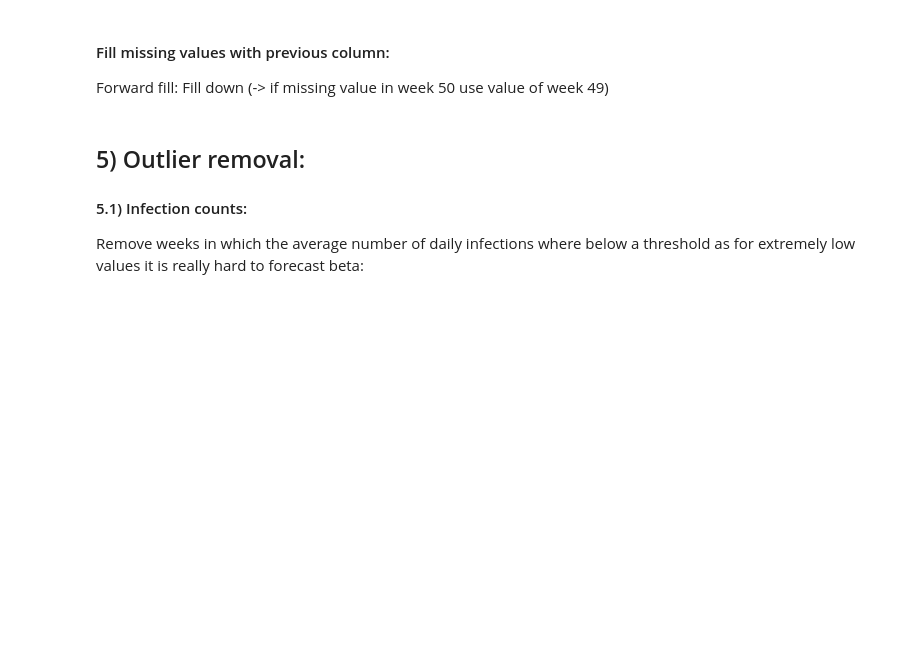
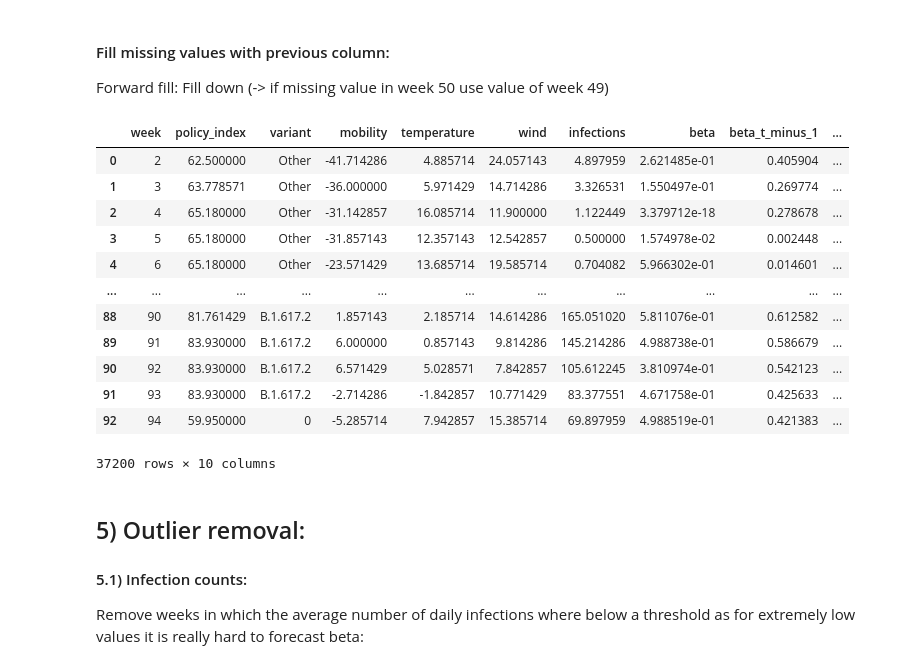
Before and after one commit to lukasheide/Covid-Forecasting-Tool, a Jupyter notebook: Backend/Modeling/Differential_Equation_Modeling/Machine_Learning_Layer_Lukas/beta_estimation.ipynb, the cells around one changed output. Drawn from its saved outputs; the diff is of its cells as text; code cells hidden in the pictures; blank space fills up the shorter version.

```diff
--- a/Backend/Modeling/Differential_Equation_Modeling/Machine_Learning_Layer_Lukas/beta_estimation.ipynb
+++ b/Backend/Modeling/Differential_Equation_Modeling/Machine_Learning_Layer_Lukas/beta_estimation.ipynb
@@ -128,3 +131,19 @@ df_v4 = df.fillna(method='ffill').fillna(method='bfill')
+# %%
+df_v4
+# %% [output]
+|  | week | policy_index | variant | mobility | temperature | wind | infections | beta | beta_t_minus_1 | ... |
+| 0 | 2 | 62.500000 | Other | -41.714286 | 4.885714 | 24.057143 | 4.897959 | 2.621485e-01 | 0.405904 | ... |
+| 1 | 3 | 63.778571 | Other | -36.000000 | 5.971429 | 14.714286 | 3.326531 | 1.550497e-01 | 0.269774 | ... |
+| 2 | 4 | 65.180000 | Other | -31.142857 | 16.085714 | 11.900000 | 1.122449 | 3.379712e-18 | 0.278678 | ... |
+| 3 | 5 | 65.180000 | Other | -31.857143 | 12.357143 | 12.542857 | 0.500000 | 1.574978e-02 | 0.002448 | ... |
+| 4 | 6 | 65.180000 | Other | -23.571429 | 13.685714 | 19.585714 | 0.704082 | 5.966302e-01 | 0.014601 | ... |
+| ... | ... | ... | ... | ... | ... | ... | ... | ... | ... | ... |
+| 88 | 90 | 81.761429 | B.1.617.2 | 1.857143 | 2.185714 | 14.614286 | 165.051020 | 5.811076e-01 | 0.612582 | ... |
+| 89 | 91 | 83.930000 | B.1.617.2 | 6.000000 | 0.857143 | 9.814286 | 145.214286 | 4.988738e-01 | 0.586679 | ... |
+| 90 | 92 | 83.930000 | B.1.617.2 | 6.571429 | 5.028571 | 7.842857 | 105.612245 | 3.810974e-01 | 0.542123 | ... |
+| 91 | 93 | 83.930000 | B.1.617.2 | -2.714286 | -1.842857 | 10.771429 | 83.377551 | 4.671758e-01 | 0.425633 | ... |
+| 92 | 94 | 59.950000 | 0 | -5.285714 | 7.942857 | 15.385714 | 69.897959 | 4.988519e-01 | 0.421383 | ... |
+37200 rows × 10 columns
 # %% [markdown]
 ## 5) Outlier removal:
 #### 5.1) Infection counts:
```
Also changed, not shown: parts of 8 cells of this notebook.
